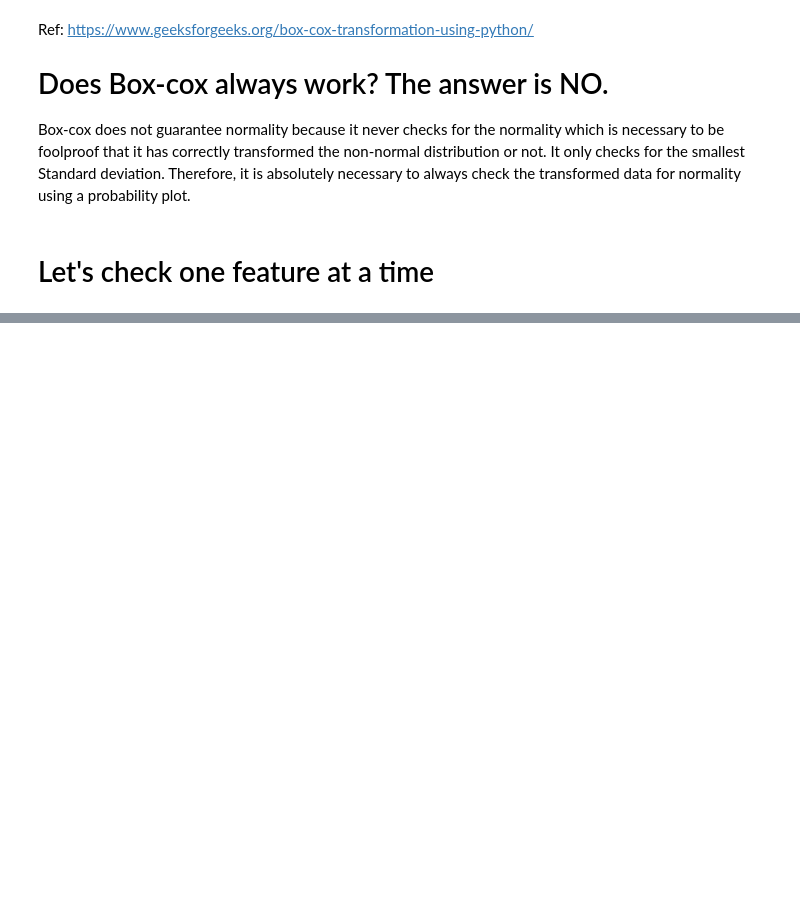
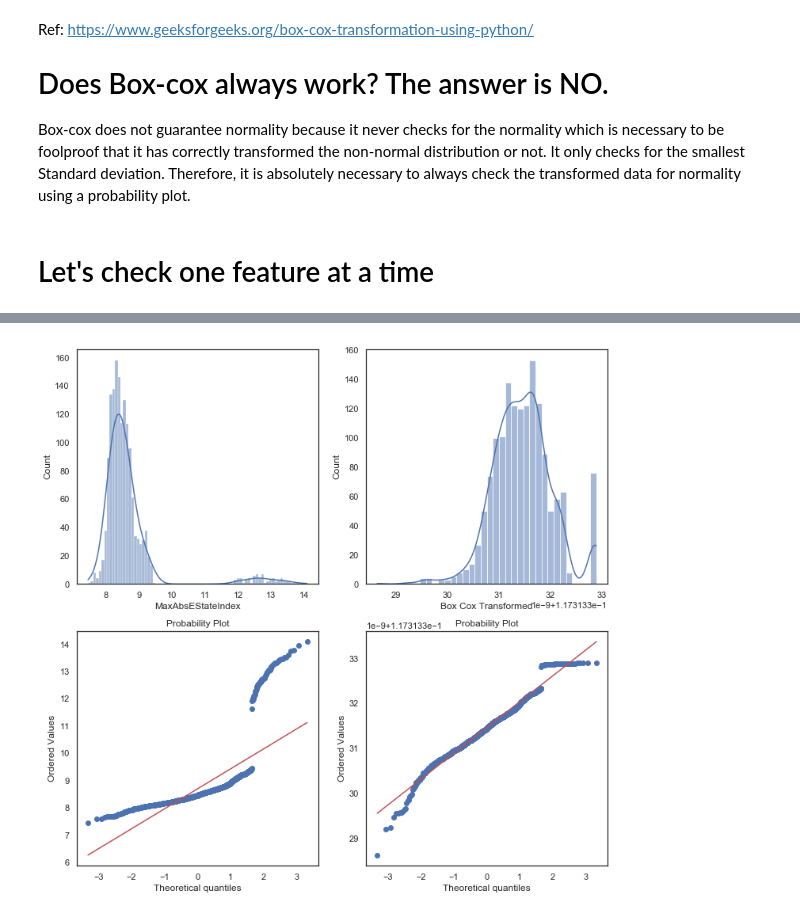
Before and after one commit to akashjn/Machine_Learning_Chemistry, a Jupyter notebook: Data_Cleaning_pandas.ipynb, the cells around one changed output, grey strips where cells are left out. Saved outputs shown, nothing was run; the diff lists cells and outputs as text; code cells hidden in the pictures; blank space fills up the shorter version.

```diff
--- a/Data_Cleaning_pandas.ipynb
+++ b/Data_Cleaning_pandas.ipynb
@@ -385,0 +304,4 @@ probability_plt(des=descriptors[11],df_before=df_rdkit,df_after=df_rdkit_sw)
+# %%
+probability_plt(des=descriptors[3],df_before=df_rdkit,df_after=df_rdkit_sw)
+# %% [output]
+[figure, added]
```
Also changed, not shown: parts of 32 cells of this notebook.
